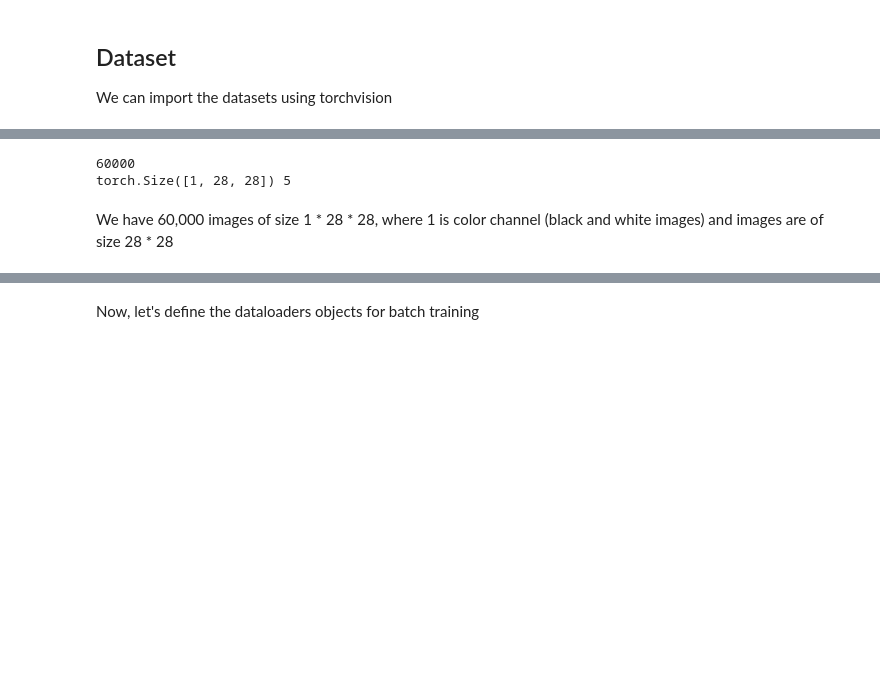
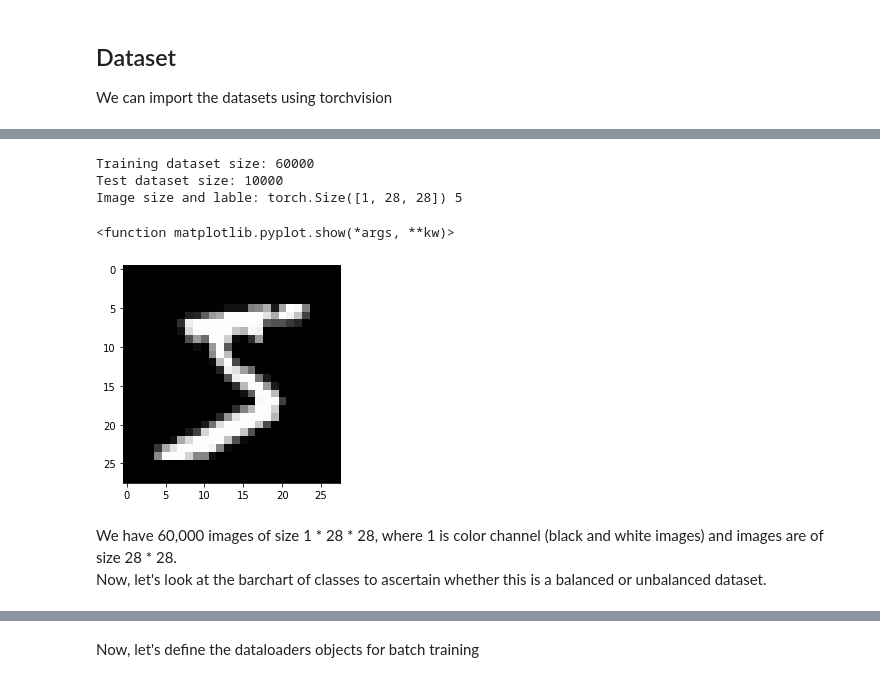
Before and after one commit to sudhirnpathak/Deep-Learning-PyTorch, a Jupyter notebook: mnist_digit_classification.ipynb, the cells around one changed output, grey strips where cells are left out. Cells and saved outputs as stored; diff of their text form; code cells hidden in the pictures; blank space fills up the shorter version.

```diff
--- a/mnist_digit_classification.ipynb
+++ b/mnist_digit_classification.ipynb
@@ -46,12 +48,20 @@ Dataset MNIST
     StandardTransform
 Transform: ToTensor()
 # %%
-print(len(train_dataset))
+print('Training dataset size:', len(train_dataset))
+print('Test dataset size:', len(test_dataset))
 
 image, label = train_dataset[0]
-print(image.size(), label)
+print('Image size and lable:', image.size(), label)
+
+plt.imshow(image[0], cmap = 'gray')
+plt.show
 # %% [output]
-60000
-torch.Size([1, 28, 28]) 5
+Training dataset size: 60000
+Test dataset size: 10000
+Image size and lable: torch.Size([1, 28, 28]) 5
+<function matplotlib.pyplot.show(*args, **kw)>
+[figure, added]
 # %% [markdown]
-We have 60,000 images of size 1 * 28 * 28, where 1 is color channel (black and white images) and images are of size 28 * 28
+We have 60,000 images of size 1 * 28 * 28, where 1 is color channel (black and white images) and images are of size 28 * 28.
+<br>Now, let's look at the barchart of classes to ascertain whether this is a balanced or unbalanced dataset.
```
Also changed, not shown: parts of 9 cells of this notebook.
